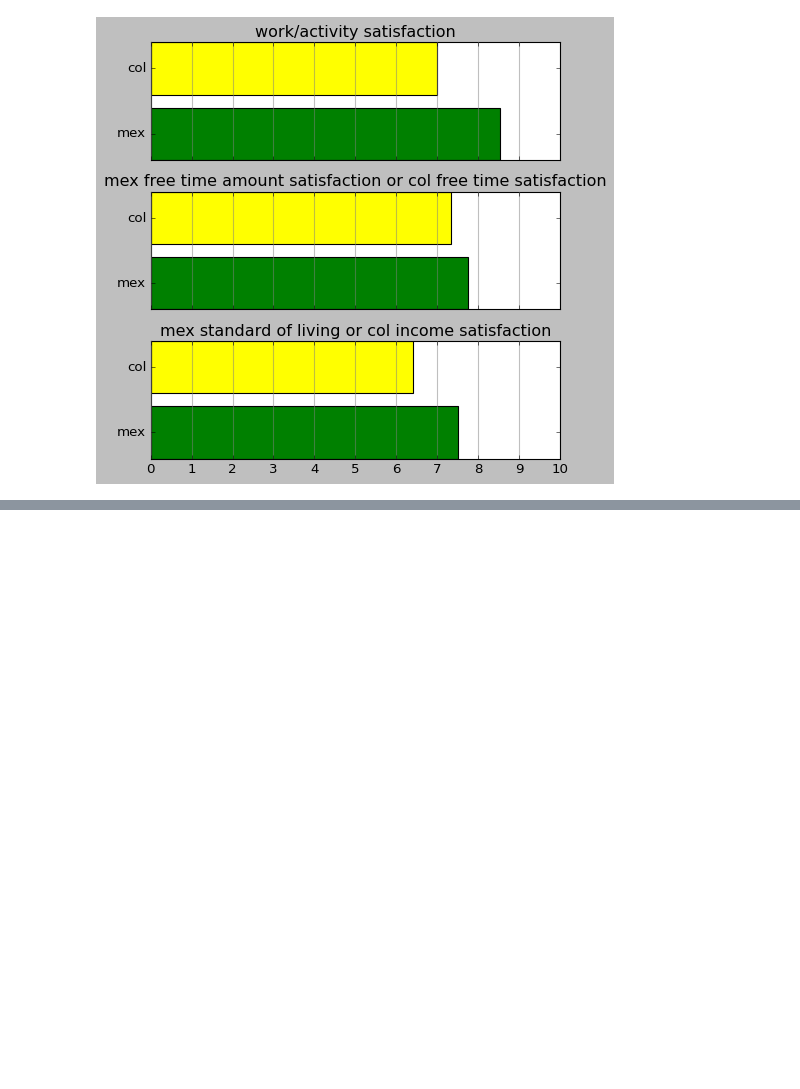
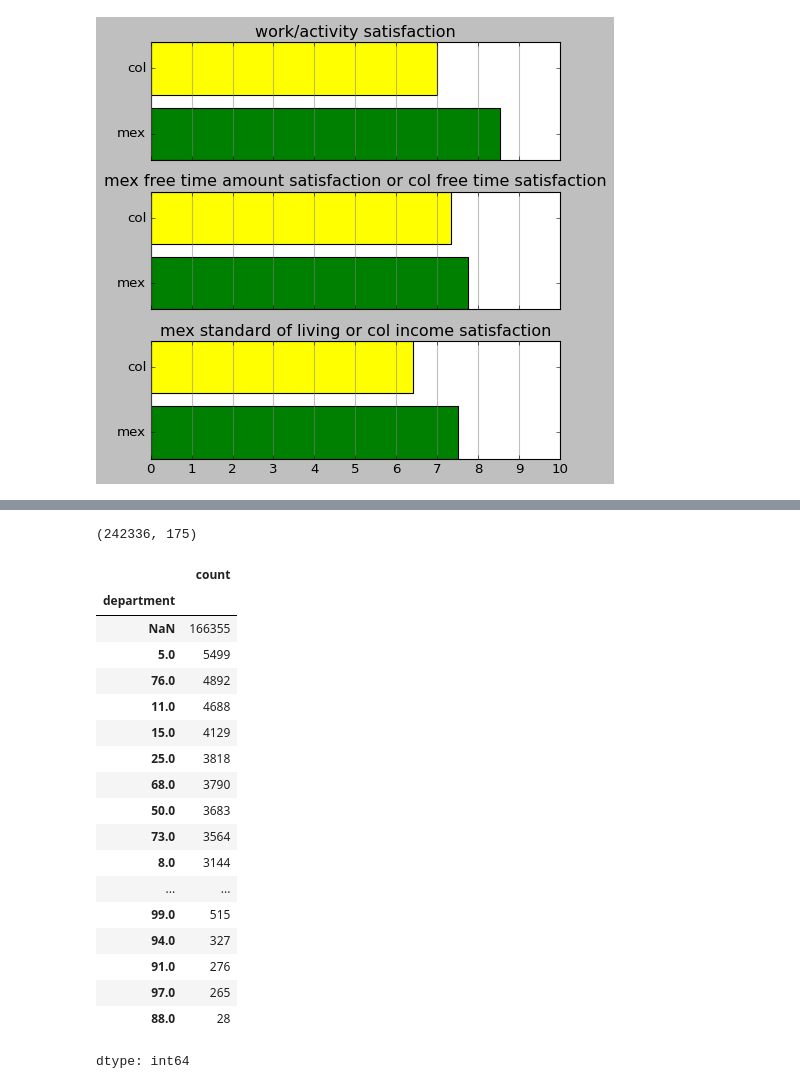
Before and after one commit to theaok/linaColMex, a Jupyter notebook: linaColMex.ipynb, the cells around one changed output, grey strips where cells are left out. Cells and saved outputs as stored; diff of their text form; code cells hidden in the pictures; blank space fills up the shorter version.

```diff
--- a/linaColMex.ipynb
+++ b/linaColMex.ipynb
@@ -1973,0 +2166,24 @@ this is main analysis in the body of the paper!
+# %%
+col.shape
+col['department'].value_counts(dropna=False)
+# %% [output]
+(242336, 175)
+|  | count |
+| department |  |
+| NaN | 166355 |
+| 5.0 | 5499 |
+| 76.0 | 4892 |
+| 11.0 | 4688 |
+| 15.0 | 4129 |
+| 25.0 | 3818 |
+| 68.0 | 3790 |
+| 50.0 | 3683 |
+| 73.0 | 3564 |
+| 8.0 | 3144 |
+| ... | ... |
+| 99.0 | 515 |
+| 94.0 | 327 |
+| 91.0 | 276 |
+| 97.0 | 265 |
+| 88.0 | 28 |
+dtype: int64
```
Also changed, not shown: parts of 16 cells of this notebook.
